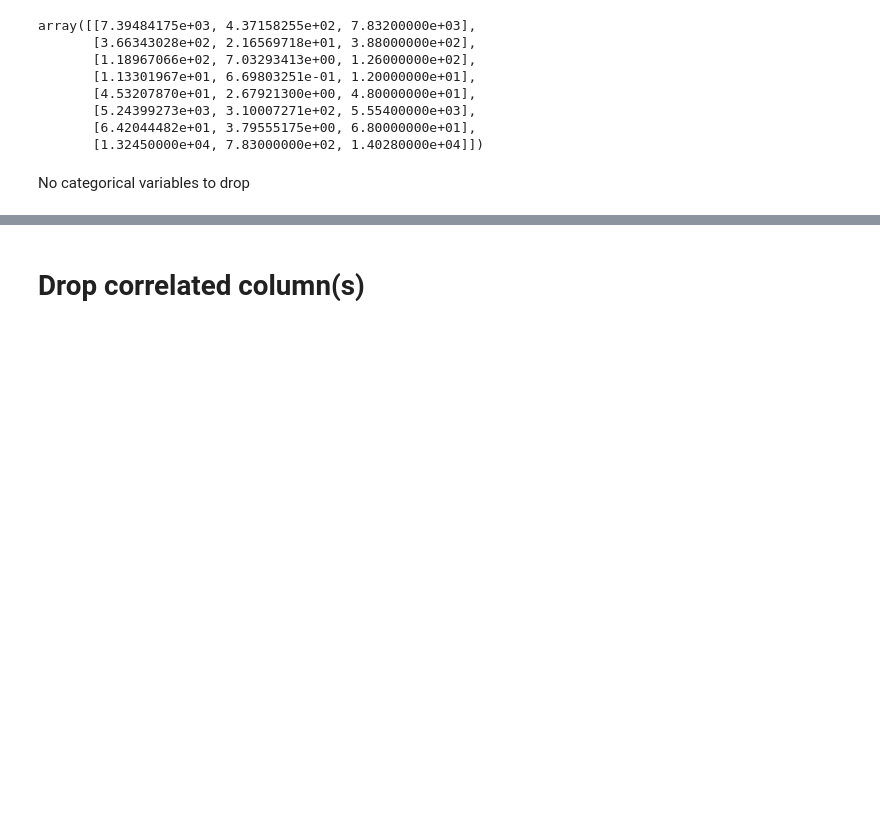
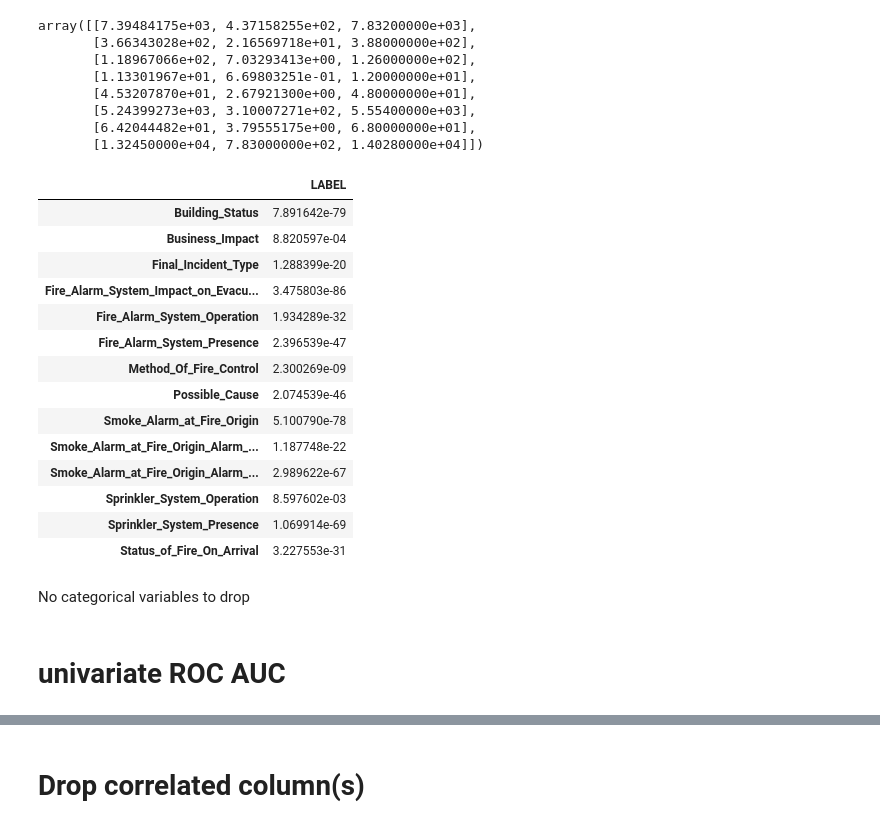
Before and after one commit to JimenaBaripatti/FeatureEngineering, a Jupyter notebook: Fire_Feature_Selection.ipynb, the cells around one changed output, grey strips where cells are left out. Drawn from its saved outputs; the diff is of its cells as text; code cells hidden in the pictures; blank space fills up the shorter version.

```diff
--- a/Fire_Feature_Selection.ipynb
+++ b/Fire_Feature_Selection.ipynb
@@ -295,5 +358,36 @@ array([[7.39484175e+03, 4.37158255e+02, 7.83200000e+03],
        [5.24399273e+03, 3.10007271e+02, 5.55400000e+03],
        [6.42044482e+01, 3.79555175e+00, 6.80000000e+01],
        [1.32450000e+04, 7.83000000e+02, 1.40280000e+04]])
+# %%
+p_results=pd.DataFrame()
+r=list()
+for i in range(len(cat_columns)):
+  v1=cat_columns[i]
+  feature_crosstab = pd.crosstab(df_train[v1], df_train['LABEL'], margins=True)
+  r.append(chi2_contingency(feature_crosstab)[1])
+  p_results=pd.DataFrame({'LABEL':r})
+  #p_results=pd.concat([p_results,p],axis=1)
+# %%
+p_results.index=cat_columns
+# %%
+p_results
+# %% [output]
+|  | LABEL |
+| Building_Status | 7.891642e-79 |
+| Business_Impact | 8.820597e-04 |
+| Final_Incident_Type | 1.288399e-20 |
+| Fire_Alarm_System_Impact_on_Evacu... | 3.475803e-86 |
+| Fire_Alarm_System_Operation | 1.934289e-32 |
+| Fire_Alarm_System_Presence | 2.396539e-47 |
+| Method_Of_Fire_Control | 2.300269e-09 |
+| Possible_Cause | 2.074539e-46 |
+| Smoke_Alarm_at_Fire_Origin | 5.100790e-78 |
+| Smoke_Alarm_at_Fire_Origin_Alarm_... | 1.187748e-22 |
+| Smoke_Alarm_at_Fire_Origin_Alarm_... | 2.989622e-67 |
+| Sprinkler_System_Operation | 8.597602e-03 |
+| Sprinkler_System_Presence | 1.069914e-69 |
+| Status_of_Fire_On_Arrival | 3.227553e-31 |
 # %% [markdown]
 No categorical variables to drop
+# %% [markdown]
+# univariate ROC AUC
```
Also changed, not shown: parts of 21 cells of this notebook.
